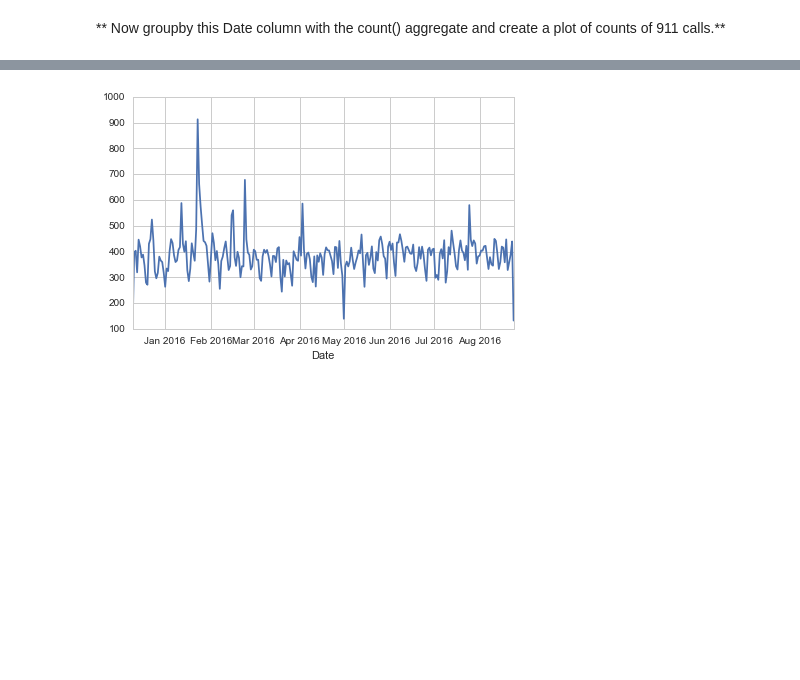
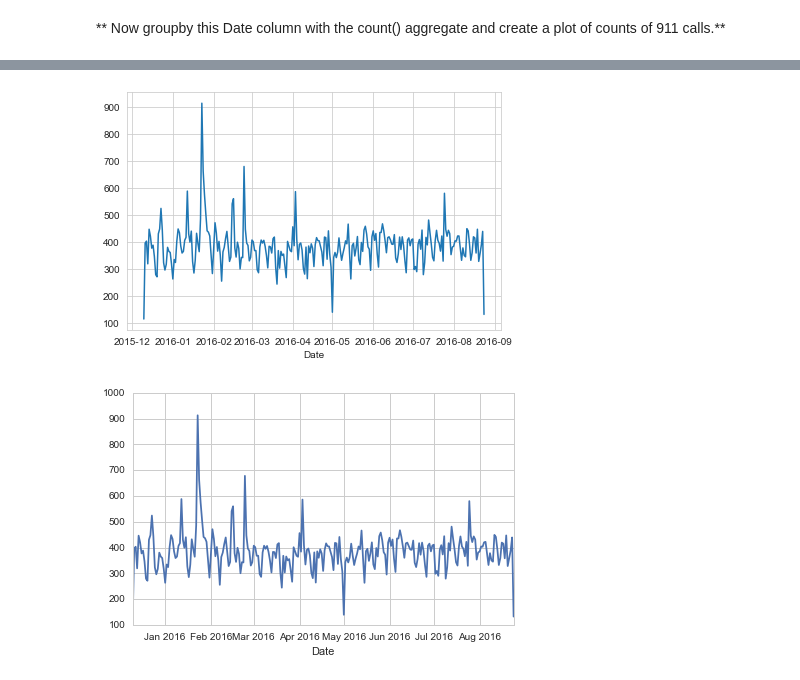
Before and after one commit to douglas-thoms/Udemy, a Jupyter notebook: Refactored_Py_DS_ML_Bootcamp-master/Completed/Data Capstone/01-911 Calls Data Capstone Project.ipynb, the cells around one changed output, grey strips where cells are left out. Cells and saved outputs as stored; diff of their text form; code cells hidden in the pictures; blank space fills up the shorter version.

```diff
--- a/Refactored_Py_DS_ML_Bootcamp-master/Completed/Data Capstone/01-911 Calls Data Capstone Project.ipynb
+++ b/Refactored_Py_DS_ML_Bootcamp-master/Completed/Data Capstone/01-911 Calls Data Capstone Project.ipynb
@@ -294,2 +269,6 @@ sns.lmplot(x='Month',y='lat',data=byMonth.reset_index())
 # %% [markdown]
 **Create a new column called 'Date' that contains the date from the timeStamp column. You'll need to use apply along with the .date() method. **
+# %%
+import datetime as dt
+df['Date'] = df['timeStamp'].apply(lambda t: t.date())
+df
@@ -296,2 +289,5 @@ sns.lmplot(x='Month',y='lat',data=byMonth.reset_index())
 # %% [markdown]
 ** Now groupby this Date column with the count() aggregate and create a plot of counts of 911 calls.**
+# %%
+byDate = df.groupby(by = 'Date').count()
+byDate
@@ -298,3 +309,8 @@ sns.lmplot(x='Month',y='lat',data=byMonth.reset_index())
+# %%
+byDate['Month'].plot()
+plt.tight_layout()
+# %% [output]
+[figure, added]
 # %%
 # %% [output]
 [figure]
```
Also changed, not shown: parts of 37 cells of this notebook.
